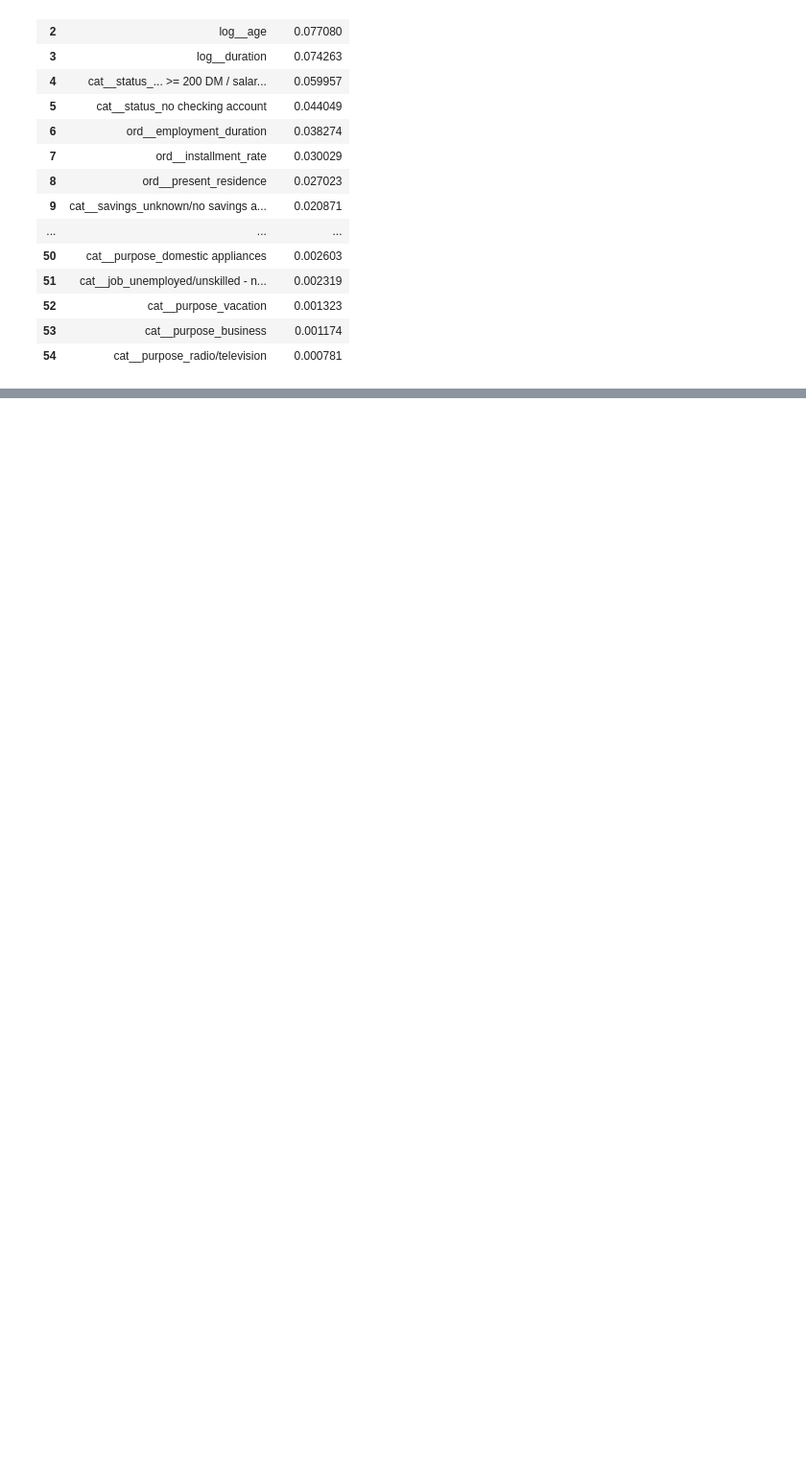
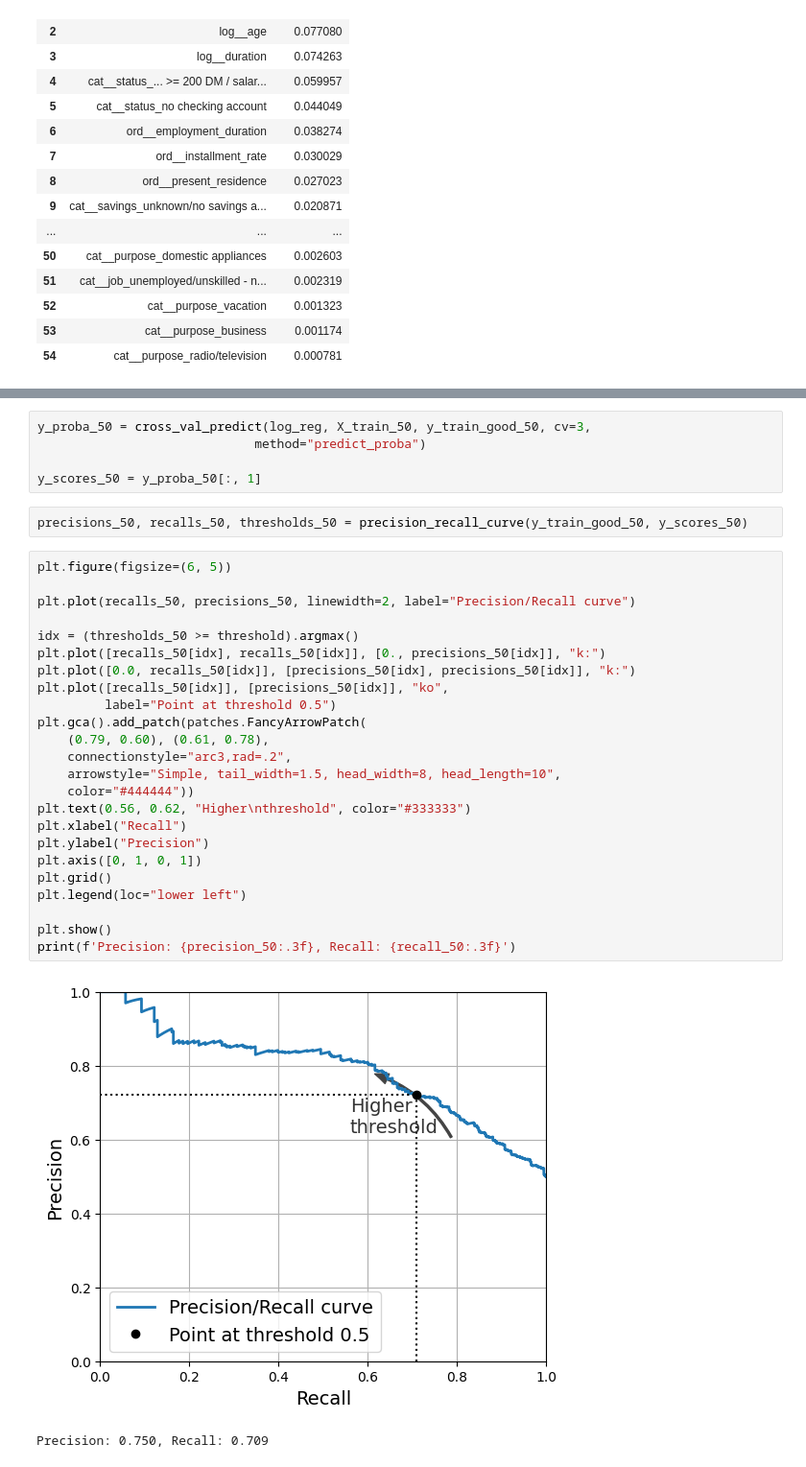
Before and after one commit to Gonzalo-Caro/Practicas-ML-NN, a Jupyter notebook: Additional Exercises/2. Classification.ipynb, the cells around one changed output, grey strips where cells are left out. Shown: that part at 96% size. Saved outputs shown, nothing was run; the diff lists cells and outputs as text; blank space fills up the shorter version.

```diff
--- a/Additional Exercises/2. Classification.ipynb
+++ b/Additional Exercises/2. Classification.ipynb
@@ -742,0 +858,34 @@ feature_importance
+# %%
+y_proba_50 = cross_val_predict(log_reg, X_train_50, y_train_good_50, cv=3,
+                             method="predict_proba")
+
+y_scores_50 = y_proba_50[:, 1]
+# %%
+precisions_50, recalls_50, thresholds_50 = precision_recall_curve(y_train_good_50, y_scores_50)
+# %%
+plt.figure(figsize=(6, 5))
+
+plt.plot(recalls_50, precisions_50, linewidth=2, label="Precision/Recall curve")
+
+idx = (thresholds_50 >= threshold).argmax()
+plt.plot([recalls_50[idx], recalls_50[idx]], [0., precisions_50[idx]], "k:")
+plt.plot([0.0, recalls_50[idx]], [precisions_50[idx], precisions_50[idx]], "k:")
+plt.plot([recalls_50[idx]], [precisions_50[idx]], "ko",
+         label="Point at threshold 0.5")
+plt.gca().add_patch(patches.FancyArrowPatch(
+    (0.79, 0.60), (0.61, 0.78),
+    connectionstyle="arc3,rad=.2",
+    arrowstyle="Simple, tail_width=1.5, head_width=8, head_length=10",
+    color="#444444"))
+plt.text(0.56, 0.62, "Higher\nthreshold", color="#333333")
+plt.xlabel("Recall")
+plt.ylabel("Precision")
+plt.axis([0, 1, 0, 1])
+plt.grid()
+plt.legend(loc="lower left")
+
+plt.show()
+print(f'Precision: {precision_50:.3f}, Recall: {recall_50:.3f}')
+# %% [output]
+[figure, added]
+Precision: 0.750, Recall: 0.709
```
Also changed, not shown: parts of 54 cells of this notebook, 1 other file.
